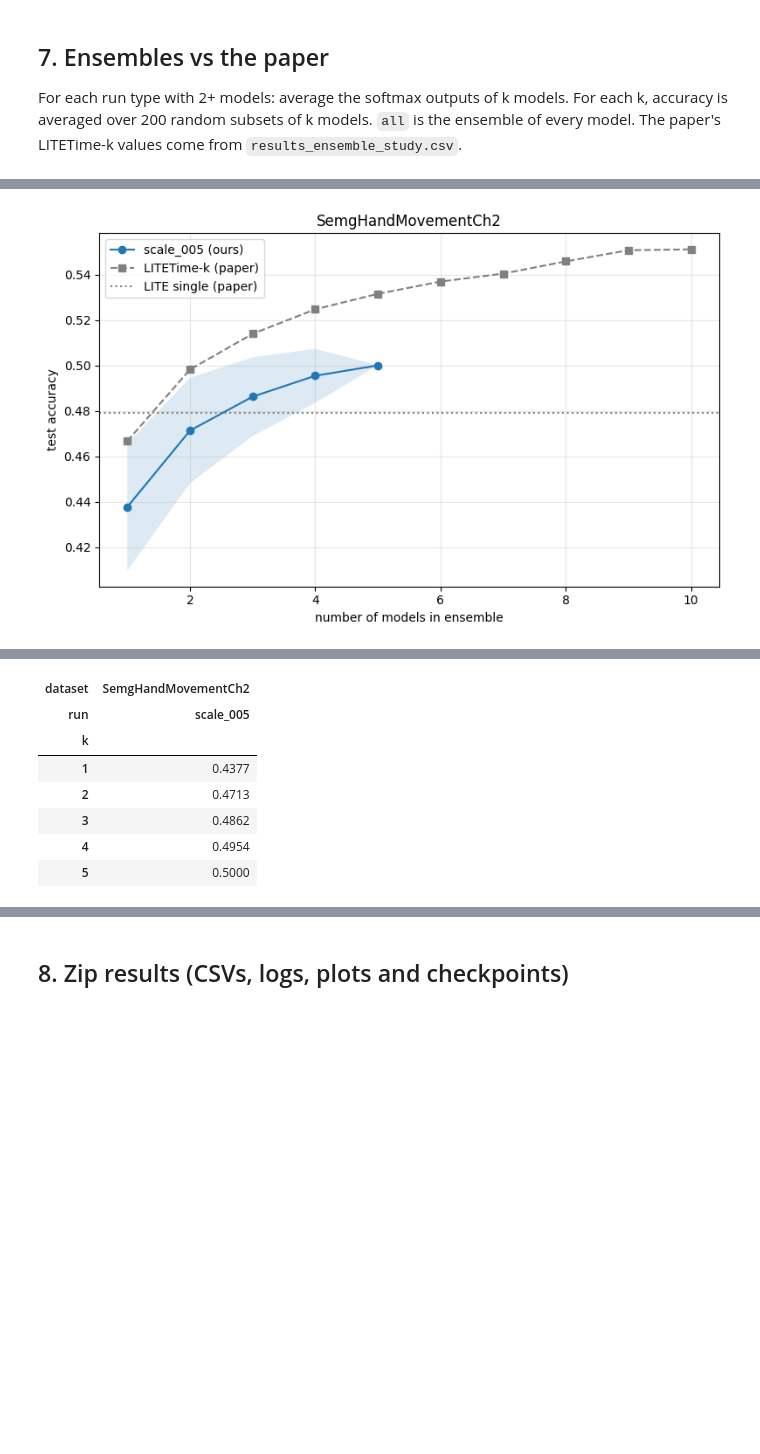
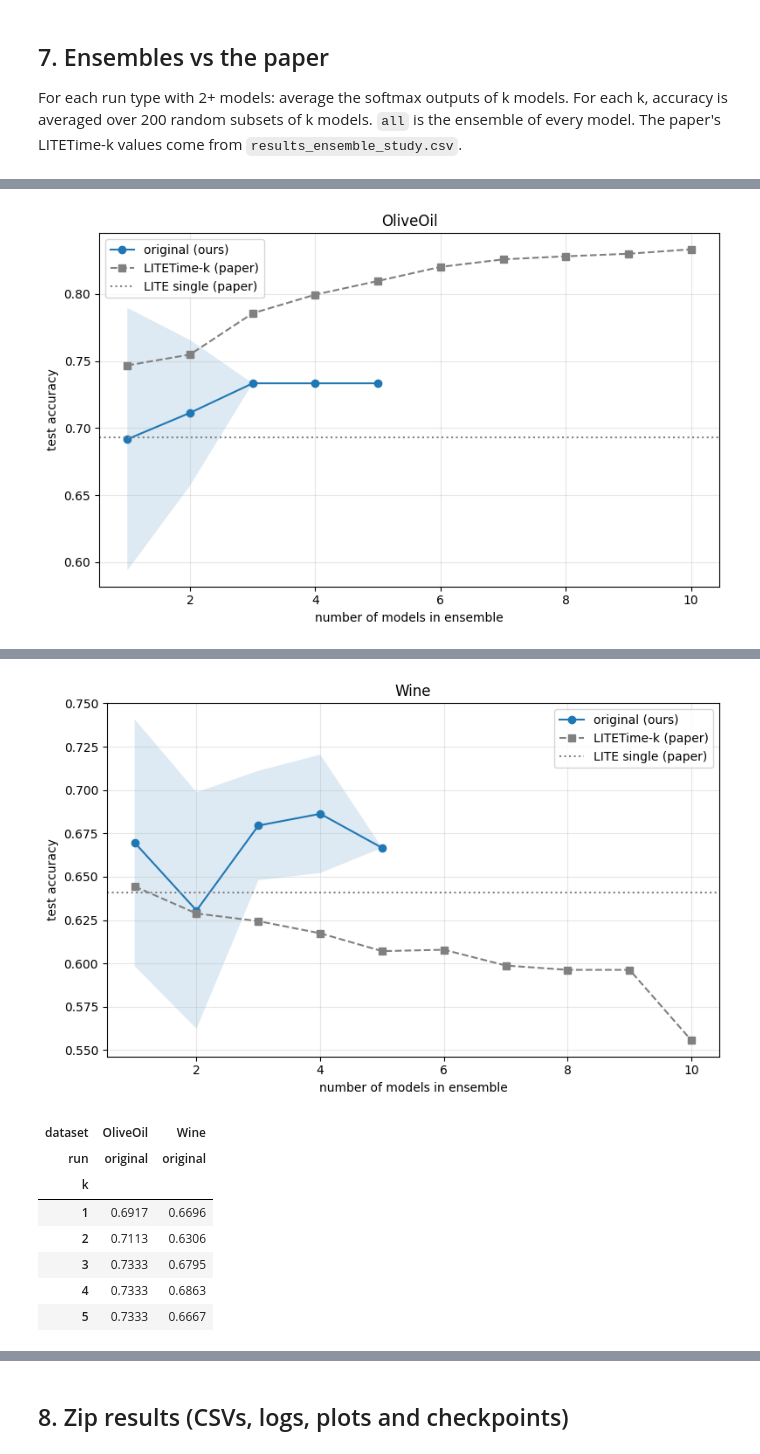
Before and after one commit to Akhilesh-00/Time_Series, a Jupyter notebook: lite-validation.ipynb, the cells around one changed output, grey strips where cells are left out. Saved outputs shown, nothing was run; the diff lists cells and outputs as text; code cells hidden in the pictures; blank space fills up the shorter version.

Commit message:
Kaggle Notebook | LITE ensemble | lite_reproduction

```diff
--- a/lite-validation.ipynb
+++ b/lite-validation.ipynb
@@ -269,17 +268,22 @@ Each job is (dataset, run name, seed, flags).
 # %%
 EPOCHS = 1500
 LR_PATIENCE = 50
-OUT = "/kaggle/working/semg_scale005"
+OUT = "/kaggle/working/reproduction_wine_oliveoil"
 JOBS = [
-    ('SemgHandMovementCh2', 'scale_005', 0, '--conditions augment --aug-scale 0.05 --aug-jitter 0 --aug-shift 0'),
-    ('SemgHandMovementCh2', 'scale_005', 1, '--conditions augment --aug-scale 0.05 --aug-jitter 0 --aug-shift 0'),
-    ('SemgHandMovementCh2', 'scale_005', 2, '--conditions augment --aug-scale 0.05 --aug-jitter 0 --aug-shift 0'),
-    ('SemgHandMovementCh2', 'scale_005', 3, '--conditions augment --aug-scale 0.05 --aug-jitter 0 --aug-shift 0'),
-    ('SemgHandMovementCh2', 'scale_005', 4, '--conditions augment --aug-scale 0.05 --aug-jitter 0 --aug-shift 0'),
+    ('OliveOil', 'original', 0, '--conditions original'),
+    ('OliveOil', 'original', 1, '--conditions original'),
+    ('OliveOil', 'original', 2, '--conditions original'),
+    ('OliveOil', 'original', 3, '--conditions original'),
+    ('OliveOil', 'original', 4, '--conditions original'),
+    ('Wine', 'original', 0, '--conditions original'),
+    ('Wine', 'original', 1, '--conditions original'),
+    ('Wine', 'original', 2, '--conditions original'),
+    ('Wine', 'original', 3, '--conditions original'),
+    ('Wine', 'original', 4, '--conditions original'),
 ]
 
 # To continue an interrupted version: Add Input -> previous version of this notebook, then set e.g.
-# RESUME_FROM = "/kaggle/input/<notebook-name>/semg_scale005"
+# RESUME_FROM = "/kaggle/input/<notebook-name>/reproduction_wine_oliveoil"
 RESUME_FROM = ""
 
 if RESUME_FROM and os.path.isdir(RESUME_FROM) and not os.path.exists(OUT):
@@ -388,6 +398,9 @@ PAPER = {  # LITE, LITETime (5 models), LITETime-k for k = 1..10
     "PigAirwayPressure": (0.347, 0.471, [0.4048, 0.4449, 0.4671, 0.4772, 0.4833, 0.4878, 0.4914, 0.4942, 0.4986, 0.4952]),
     "Beef": (0.720, 0.767, [0.7467, 0.7444, 0.7472, 0.7481, 0.7492, 0.7494, 0.7494, 0.7511, 0.7533, 0.7667]),
     "SemgHandMovementCh2": (0.479, 0.511, [0.4667, 0.4982, 0.5139, 0.5247, 0.5315, 0.5369, 0.5404, 0.5458, 0.5507, 0.5511]),
+    "ShapeletSim": (0.738, 0.750, [0.7083, 0.7227, 0.7287, 0.7309, 0.7320, 0.7327, 0.7341, 0.7341, 0.7333, 0.7278]),
+    "Wine": (0.641, 0.667, [0.6444, 0.6288, 0.6244, 0.6174, 0.6071, 0.6079, 0.5988, 0.5963, 0.5963, 0.5556]),
+    "OliveOil": (0.693, 0.800, [0.7467, 0.7548, 0.7856, 0.7995, 0.8097, 0.8202, 0.8258, 0.8281, 0.8300, 0.8333]),
 }
 rng = np.random.default_rng(0)
 curves, summary = [], []
@@ -396,9 +409,10 @@ for dataset in sorted({j[0] for j in JOBS}):
     plt.figure(figsize=(8, 5))
     for name in sorted({j[1] for j in JOBS if j[0] == dataset}):
         probs = {}
+        x_in = run_ablation.add_first_difference(x_test) if "difference" in name else x_test
         for ckpt in glob.glob(f"{OUT}/{dataset}/{name}/seed_*/{dataset}/*/seed_*/best_model.keras"):
             seed = int(Path(ckpt).parts[-2][5:])
-            probs[seed] = tf.keras.models.load_model(ckpt, compile=False).predict(x_test, verbose=0)
+            probs[seed] = tf.keras.models.load_model(ckpt, compile=False).predict(x_in, verbose=0)
             tf.keras.backend.clear_session()
         if len(probs) < 2:
             continue
@@ -428 +443 @@ display(summary.round(4))
-[figure, old version]
+[figure, new version]
@@ -429,9 +445,10 @@ display(summary.round(4))
+[figure, added]
-| dataset | SemgHandMovementCh2 |
-| run | scale_005 |
-| k |  |
-| 1 | 0.4377 |
-| 2 | 0.4713 |
-| 3 | 0.4862 |
-| 4 | 0.4954 |
-| 5 | 0.5000 |
+| dataset | OliveOil | Wine |
+| run | original | original |
+| k |  |  |
+| 1 | 0.6917 | 0.6696 |
+| 2 | 0.7113 | 0.6306 |
+| 3 | 0.7333 | 0.6795 |
+| 4 | 0.7333 | 0.6863 |
+| 5 | 0.7333 | 0.6667 |
 |  | dataset | run | seeds | mean_single | ensemble_all | paper_LITE | paper_LITETime |
```
Also changed, not shown: parts of 9 cells of this notebook.
